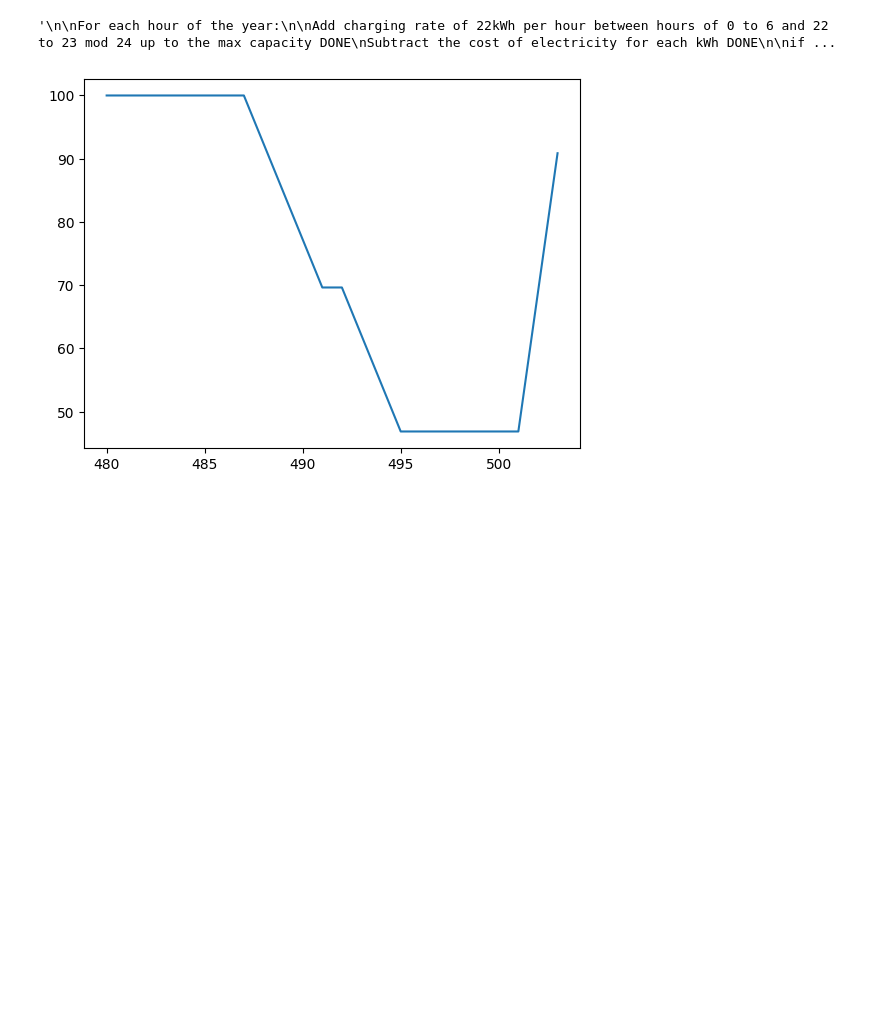
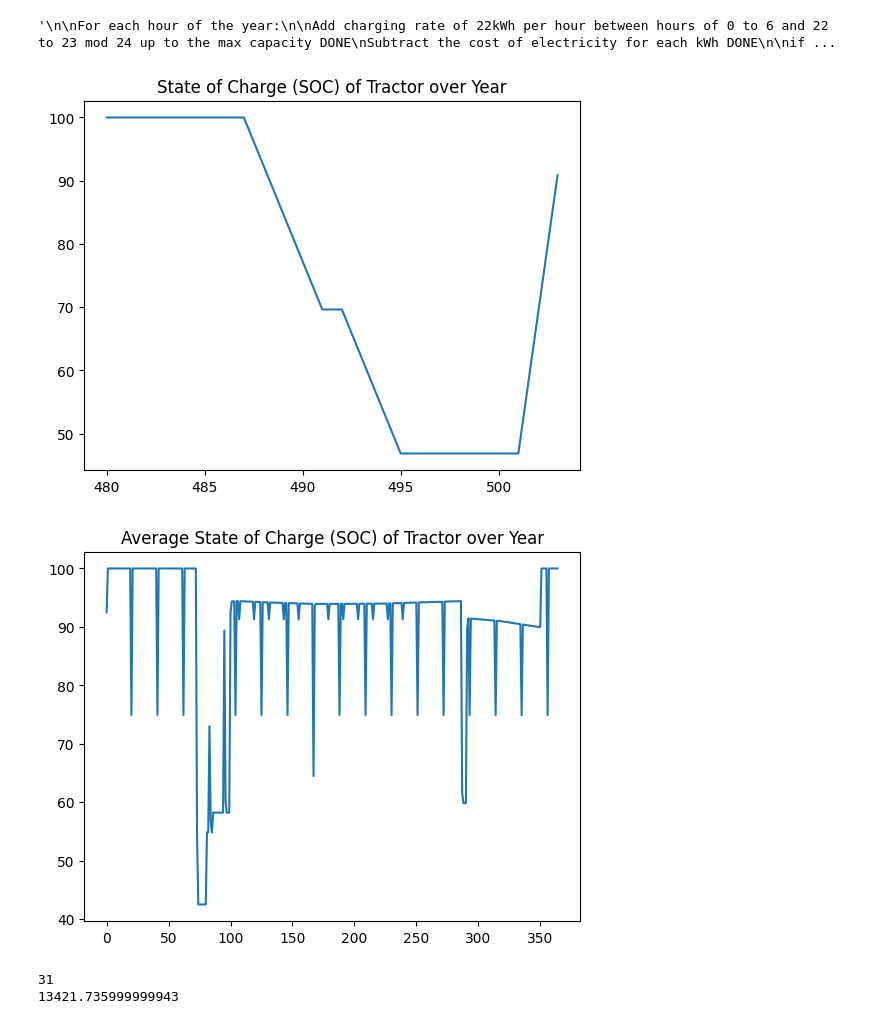
Before and after one commit to GordonWasHere/Electrifying-Tractors-for-Farming-and-Electricity-Grid-Integration, a Jupyter notebook: TractorOptimisationPassive.ipynb, the cells around one changed output. Cells and saved outputs as stored; diff of their text form; code cells hidden in the pictures; blank space fills up the shorter version.

Commit message:
Small Verification test and visualisation

```diff
--- a/TractorOptimisationPassive.ipynb
+++ b/TractorOptimisationPassive.ipynb
@@ -121,6 +119,7 @@ SOC_status = 0
 capex = 0
 arbitrage_revenue = 0
 tractor_used = False
+tractor_usage_count = 0
 
 # Main scenario loop
 for hour in range(len(tractor_use)):
@@ -134,6 +133,7 @@ for hour in range(len(tractor_use)):
     for i in range(horizon):
       if tractor_use[hour + i] > 0:
         tractor_used = True
+        tractor_usage_count += 1
         break
 
   # During off peak hours
@@ -186,11 +186,40 @@ else
 # %%
 # Visualisation
 import matplotlib.pyplot as plt
 
 xs = [x for x in range(len(battery_status))]
 plt.plot(xs[480:504], battery_status[480:504])
+plt.title("State of Charge (SOC) of Tractor over Year")
+
+
 plt.show()
-# Make sure to close the plt object once done
 plt.close()
+
+ave_bat_status = []
+
+for day in range(365):
+  ave_bat_status.append(sum(battery_status[day*24:(day+1)*24])/24)
+
+plt.plot(ave_bat_status)
+plt.title("Average State of Charge (SOC) of Tractor over Year")
+plt.show()
+plt.close()
 # %% [output]
-[figure, old version]
+[figure, new version]
+[figure, added]
+# %%
+# Verification Test
+
+print(tractor_usage_count)
+
+
+export_ele_profile_sum = 0
+
+for i in range(len(ele_profile)):
+  if i % 24 >= 7 and i % 24 < 22:
+    export_ele_profile_sum += ele_profile[i]
+
+print(export_ele_profile_sum)
+# %% [output]
+31
+13421.735999999943
```
Also changed, not shown: parts of 2 cells of this notebook.
